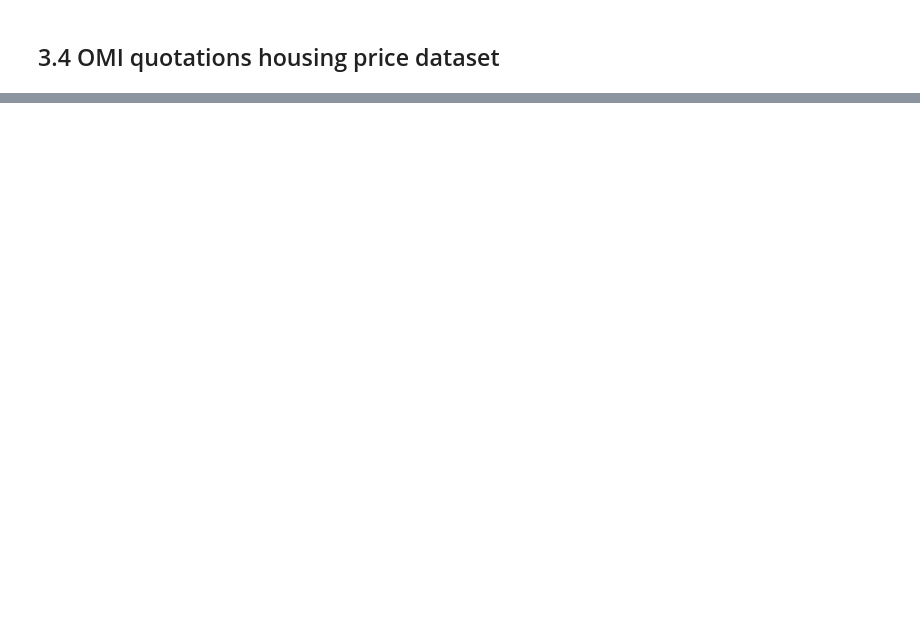
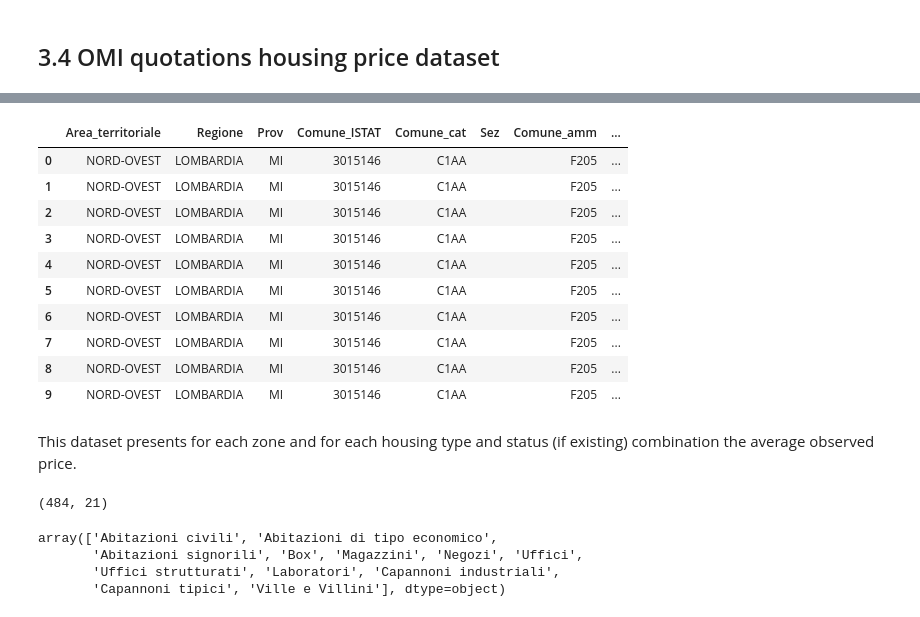
Before and after one commit to pierluigisegatto/Data_Science_Material, a Jupyter notebook: IBM Data Science Professional Certificate/8-ML_Full_Project/Real estate Milan /Real_estate_analysis.ipynb, the cells around one changed output, grey strips where cells are left out. Drawn from its saved outputs; the diff is of its cells as text; code cells hidden in the pictures; blank space fills up the shorter version.

```diff
--- a/IBM Data Science Professional Certificate/8-ML_Full_Project/Real estate Milan /Real_estate_analysis.ipynb
+++ b/IBM Data Science Professional Certificate/8-ML_Full_Project/Real estate Milan /Real_estate_analysis.ipynb
@@ -358,3 +362,29 @@ else:
 # %%
-values=pd.read_csv(url_values, sep=';')
-values.head()
+values=pd.read_csv(url, sep=';')
+values.head(10)
+# %% [output]
+|  | Area_territoriale | Regione | Prov | Comune_ISTAT | Comune_cat | Sez | Comune_amm | ... |
+| 0 | NORD-OVEST | LOMBARDIA | MI | 3015146 | C1AA |  | F205 | ... |
+| 1 | NORD-OVEST | LOMBARDIA | MI | 3015146 | C1AA |  | F205 | ... |
+| 2 | NORD-OVEST | LOMBARDIA | MI | 3015146 | C1AA |  | F205 | ... |
+| 3 | NORD-OVEST | LOMBARDIA | MI | 3015146 | C1AA |  | F205 | ... |
+| 4 | NORD-OVEST | LOMBARDIA | MI | 3015146 | C1AA |  | F205 | ... |
+| 5 | NORD-OVEST | LOMBARDIA | MI | 3015146 | C1AA |  | F205 | ... |
+| 6 | NORD-OVEST | LOMBARDIA | MI | 3015146 | C1AA |  | F205 | ... |
+| 7 | NORD-OVEST | LOMBARDIA | MI | 3015146 | C1AA |  | F205 | ... |
+| 8 | NORD-OVEST | LOMBARDIA | MI | 3015146 | C1AA |  | F205 | ... |
+| 9 | NORD-OVEST | LOMBARDIA | MI | 3015146 | C1AA |  | F205 | ... |
+# %% [markdown]
+This dataset presents for each zone and for each housing type and status (if existing) combination the average observed price.
+# %%
+values.shape
+# %% [output]
+(484, 21)
+# %%
+# check the housing types available
+values['Descr_Tipologia'].unique()
+# %% [output]
+array(['Abitazioni civili', 'Abitazioni di tipo economico',
+       'Abitazioni signorili', 'Box', 'Magazzini', 'Negozi', 'Uffici',
+       'Uffici strutturati', 'Laboratori', 'Capannoni industriali',
+       'Capannoni tipici', 'Ville e Villini'], dtype=object)
```
Also changed, not shown: parts of 17 cells of this notebook, 2 other files.
